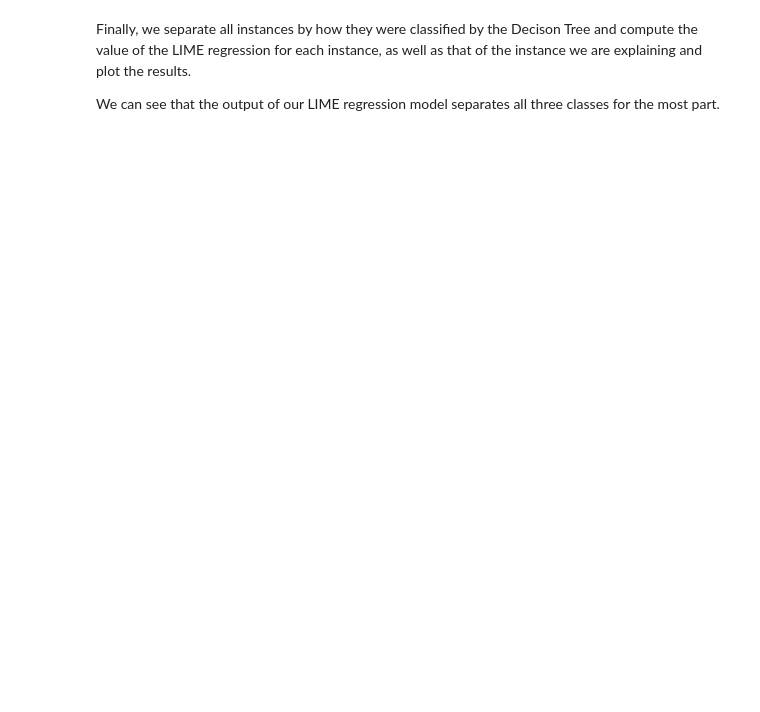
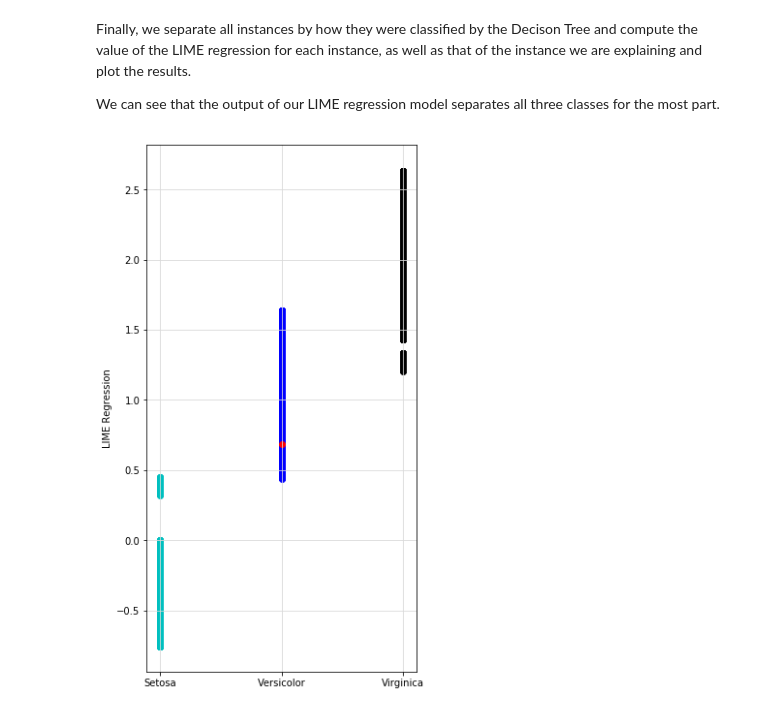
Before and after one commit to PKing70/LIMEaid, a Jupyter notebook: examples/LIME_Iris_ex_notebook.ipynb, the cells around one changed output. Cells and saved outputs as stored; diff of their text form; code cells hidden in the pictures; blank space fills up the shorter version.

Commit message:
Update LIME_Iris_ex_notebook.ipynb
It runs with a sys.insert

```diff
--- a/examples/LIME_Iris_ex_notebook.ipynb
+++ b/examples/LIME_Iris_ex_notebook.ipynb
@@ -62,6 +86,6 @@ We now take the 150 instances of the Iris dataset, attributes only, and form the
 perturbed_samples = np.zeros(n)
 for j in range(0, data_set.data.shape[1]):
     array = data_set.data[:, j]
-    output = lime_sample(n, True, array, num_bins)
+    output = la.lime_sample(n, True, array, num_bins)
     perturbed_samples = np.vstack((perturbed_samples, output))
 perturbed_samples = np.transpose(perturbed_samples[1:, ])
@@ -148,32 +186,34 @@ We can see that the output of our LIME regression model separates all three clas
 # %%
 # Compute all LIME regression values for all perturbed samples
 # and for the instance to be explained.
 zero_class_reg = full_data[full_data[:, 4] == 0]
 zero_class_reg = (lime_beta[2]*zero_class_reg[:, 2] +
-                  lime_beta[3]*zero_class_reg[:, 3] + lime_intercept)
+                  lime_beta[3]*zero_class_reg[:, 3] + lime_int)
 one_class_reg = full_data[full_data[:, 4] == 1]
 one_class_reg = (lime_beta[2]*one_class_reg[:, 2] +
-                 lime_beta[3]*one_class_reg[:, 3] + lime_intercept)
+                 lime_beta[3]*one_class_reg[:, 3] + lime_int)
 two_class_reg = full_data[full_data[:, 4] == 2]
 two_class_reg = (lime_beta[2]*two_class_reg[:, 2] +
-                 lime_beta[3]*two_class_reg[:, 3] + lime_intercept)
+                 lime_beta[3]*two_class_reg[:, 3] + lime_int)
 instance = (lime_beta[2]*data_norm[inst_num, 2] +
-            lime_beta[3]*data_norm[inst_num, 3] + lime_intercept)
+            lime_beta[3]*data_norm[inst_num, 3] + lime_int)
 
 # Plot all LIME regression values for perturbed samples
 # against their classificaton by the decision tree.
 plt.rcParams['figure.figsize'] = [5.0, 10.0]
 fig = plt.figure()
 ax = fig.add_subplot(1, 1, 1)
 ax.scatter(np.zeros(len(zero_class_reg)), zero_class_reg,
            marker='o', c='c')
 ax.scatter(np.zeros(len(one_class_reg))+1, one_class_reg,
            marker='o', c='b')
 ax.scatter(np.zeros(len(two_class_reg))+2, two_class_reg,
            marker='o', c='k')
 ax.scatter(data_set.target[inst_num], instance,
            marker='o', c='r')
 ticksx = ax.set_xticks([0, 1, 2])
 labelsx = ax.set_xticklabels(['Setosa', 'Versicolor', 'Virginica'])
 ax.set_ylabel('LIME Regression')
 plt.grid(b=True, which='both', color='0.85', linestyle='-')
+# %% [output]
+[figure, added]
```
Also changed, not shown: parts of 6 cells of this notebook.
